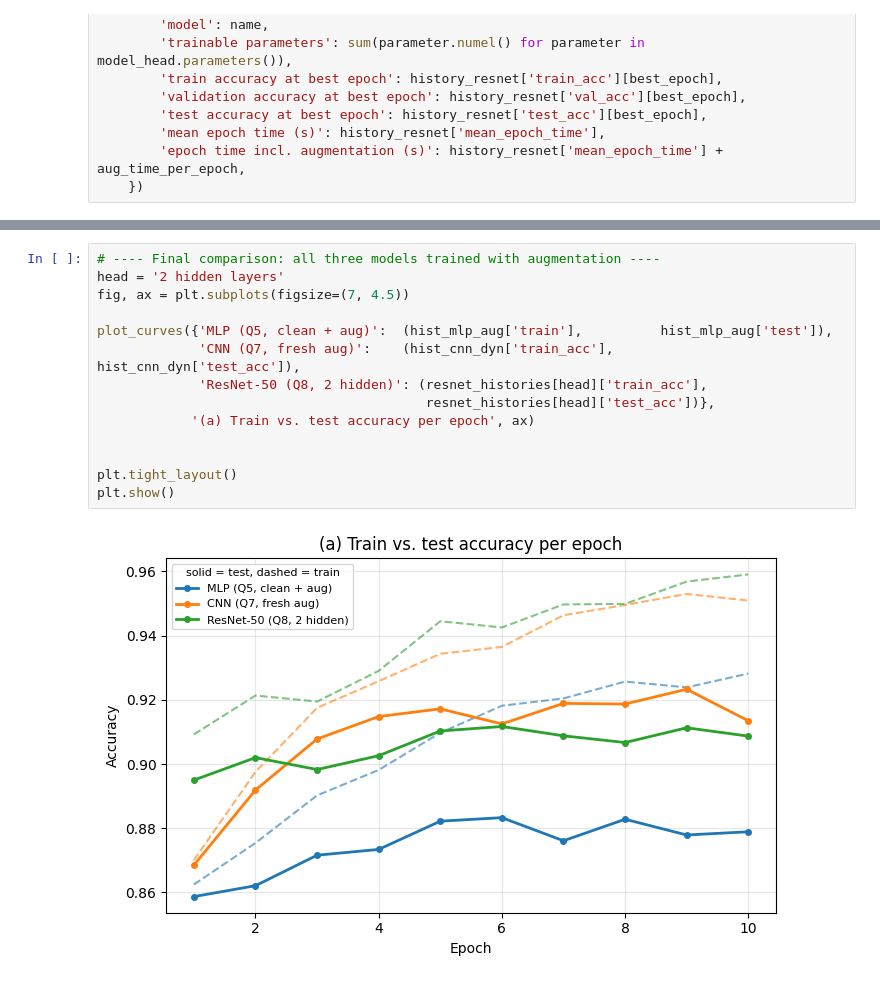
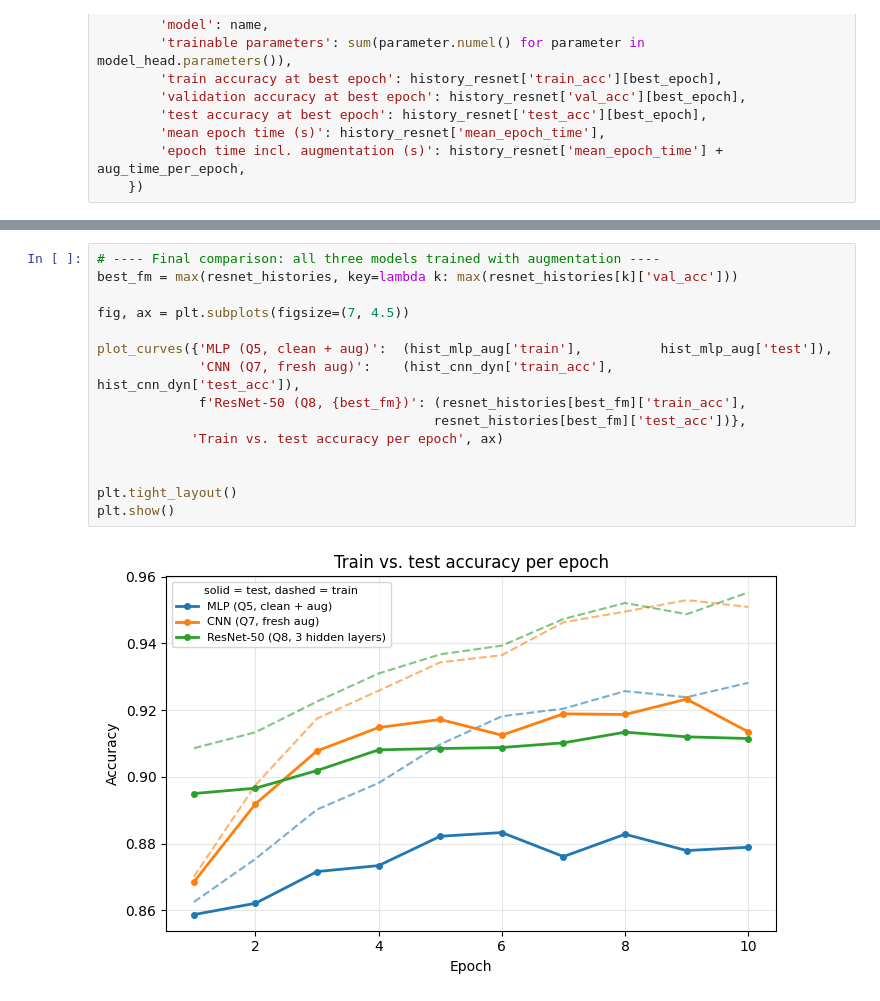
Before and after one commit to jademola/ImageClassificationMLP, a Jupyter notebook: A3_final_anny.ipynb, the cells around one changed output, grey strips where cells are left out. Drawn from its saved outputs; the diff is of its cells as text.

Commit message:
change the code for graph based on the result

```diff
--- a/A3_final_anny.ipynb
+++ b/A3_final_anny.ipynb
@@ -2606,18 +2606,19 @@ Head training time: 121.0s (8.4s/epoch)
 | 3 hidden layers | 1226341 | 0.8163 | 0.6300 | 0.6728 | ... |
 # %%
 # ---- Final comparison: all three models trained with augmentation ----
-head = '2 hidden layers'
+best_fm = max(resnet_histories, key=lambda k: max(resnet_histories[k]['val_acc']))
+
 fig, ax = plt.subplots(figsize=(7, 4.5))
 
 plot_curves({'MLP (Q5, clean + aug)':  (hist_mlp_aug['train'],          hist_mlp_aug['test']),
              'CNN (Q7, fresh aug)':    (hist_cnn_dyn['train_acc'],      hist_cnn_dyn['test_acc']),
-             'ResNet-50 (Q8, 2 hidden)': (resnet_histories[head]['train_acc'],
-                                          resnet_histories[head]['test_acc'])},
-            '(a) Train vs. test accuracy per epoch', ax)
+             f'ResNet-50 (Q8, {best_fm})': (resnet_histories[best_fm]['train_acc'],
+                                           resnet_histories[best_fm]['test_acc'])},
+            'Train vs. test accuracy per epoch', ax)
 
 
 plt.tight_layout()
 plt.show()
 # %% [output]
-[figure, old version]
+[figure, new version]
 # %%
```
Also changed, not shown: parts of 1 cell of this notebook.
